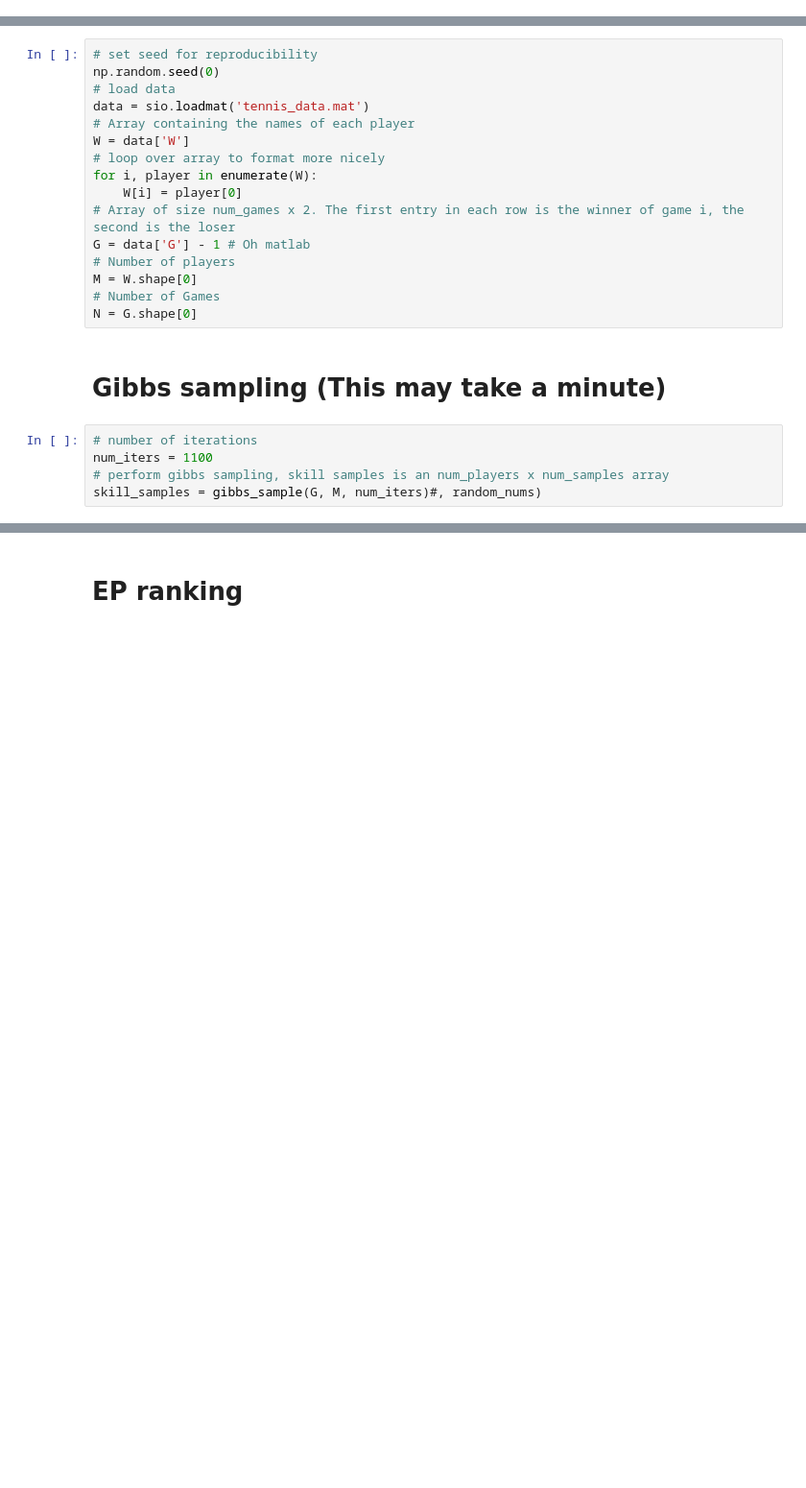
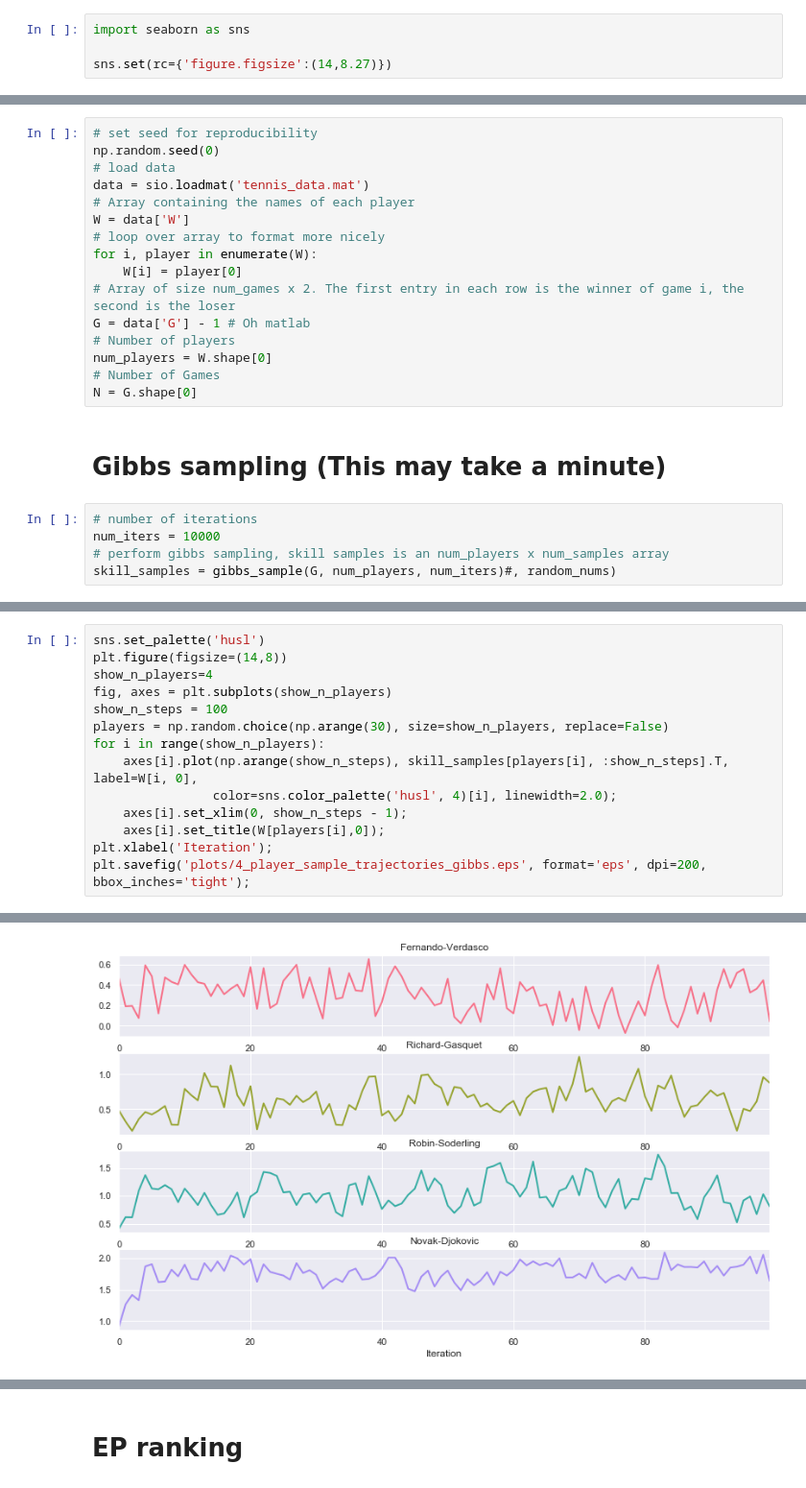
Before and after one commit to BrunoKM/probabilistic-ranking, a Jupyter notebook: coursework2.ipynb, the cells around one changed output, grey strips where cells are left out. Shown at 96% size. Cells and saved outputs as stored; diff of their text form; blank space fills up the shorter version.

```diff
--- a/coursework2.ipynb
+++ b/coursework2.ipynb
@@ -17,5 +20,9 @@ from eprank import eprank
 import pandas as pd
 from cw2 import sorted_barplot
+# %%
+import seaborn as sns
+
+sns.set(rc={'figure.figsize':(14,8.27)})
 # %% [markdown]
 We first need to load the data, stored in "tennis_data.mat". The data consists of an array, $W$ containing the names of each player, and an array, G, containing the results of all of the matches in the season.
 # %%
@@ -31,13 +38,13 @@ for i, player in enumerate(W):
 # Array of size num_games x 2. The first entry in each row is the winner of game i, the second is the loser
 G = data['G'] - 1 # Oh matlab
 # Number of players
-M = W.shape[0]
+num_players = W.shape[0]
 # Number of Games
 N = G.shape[0]
 # %% [markdown]
 # Gibbs sampling (This may take a minute)
 # %%
 # number of iterations
-num_iters = 1100
+num_iters = 10000
 # perform gibbs sampling, skill samples is an num_players x num_samples array
-skill_samples = gibbs_sample(G, M, num_iters)#, random_nums)
+skill_samples = gibbs_sample(G, num_players, num_iters)#, random_nums)
@@ -70,0 +53,15 @@ skill_samples = gibbs_sample(G, M, num_iters)#, random_nums)
+# %%
+sns.set_palette('husl')
+plt.figure(figsize=(14,8))
+show_n_players=4
+fig, axes = plt.subplots(show_n_players)
+show_n_steps = 100
+players = np.random.choice(np.arange(30), size=show_n_players, replace=False)
+for i in range(show_n_players):
+    axes[i].plot(np.arange(show_n_steps), skill_samples[players[i], :show_n_steps].T, label=W[i, 0],
+                color=sns.color_palette('husl', 4)[i], linewidth=2.0);
+    axes[i].set_xlim(0, show_n_steps - 1);
+    axes[i].set_title(W[players[i],0]);
+plt.xlabel('Iteration');
+plt.savefig('plots/4_player_sample_trajectories_gibbs.eps', format='eps', dpi=200, bbox_inches='tight');
+# %% [output]
@@ -70,0 +69 @@ skill_samples = gibbs_sample(G, M, num_iters)#, random_nums)
+[figure, added]
```
Also changed, not shown: parts of 78 cells of this notebook, 5 other files.
